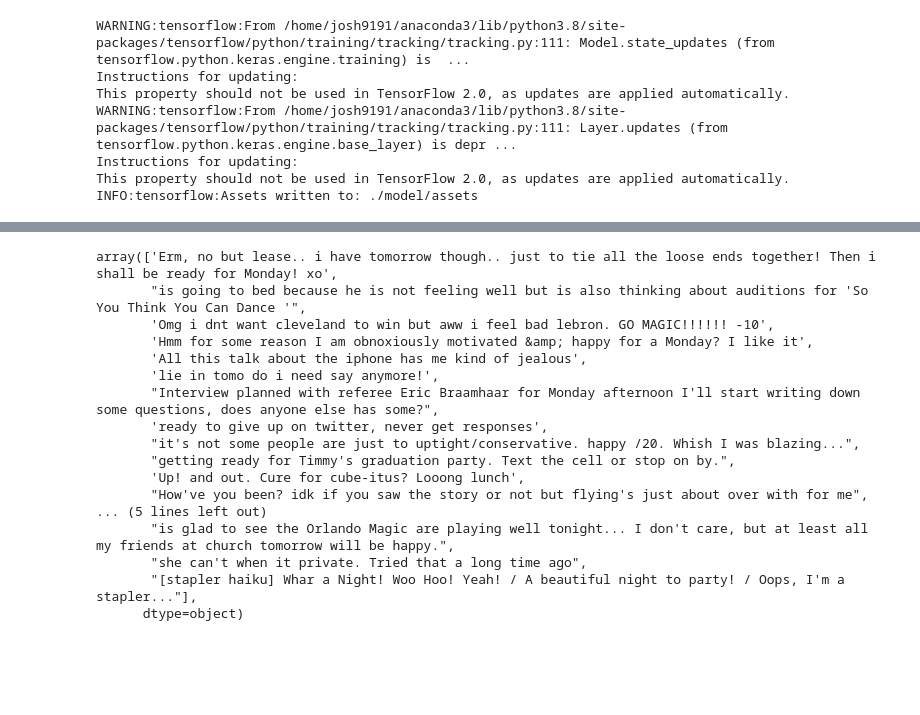
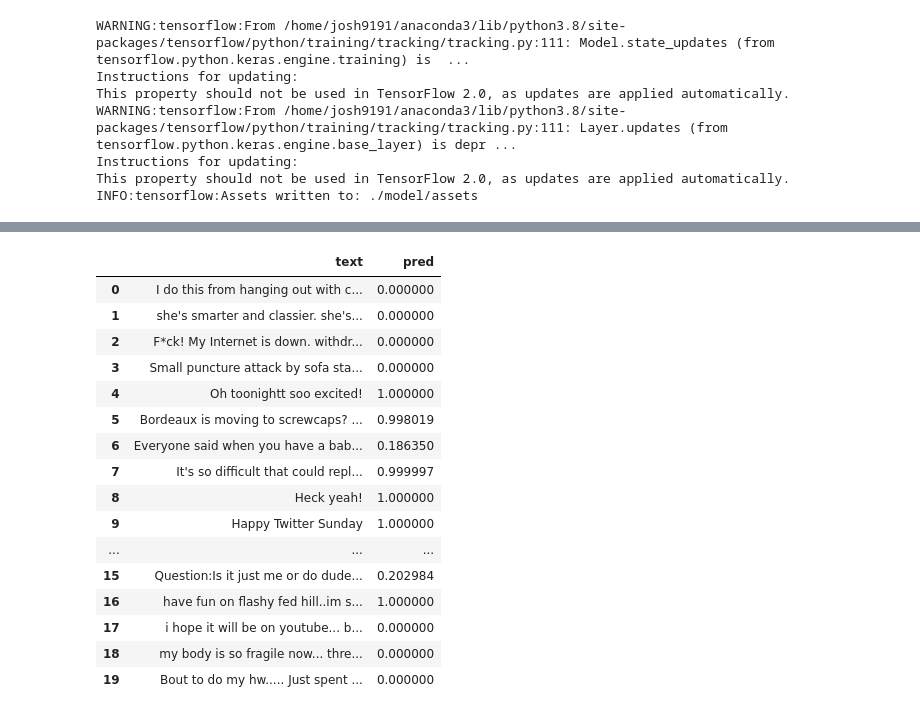
Before and after one commit to abhijitkolhe/gcp-twitter-sentiment-analysis, a Jupyter notebook: train-model/train.ipynb, the cells around one changed output, grey strips where cells are left out. Drawn from its saved outputs; the diff is of its cells as text; code cells hidden in the pictures; blank space fills up the shorter version.

```diff
--- a/train-model/train.ipynb
+++ b/train-model/train.ipynb
@@ -217,20 +195,23 @@ array([[4.5368084e-01],
-# %%
-test_df['tweet'][:20].values
-# %% [output]
-array(['Erm, no but lease.. i have tomorrow though.. just to tie all the loose ends together! Then i shall be ready for Monday! xo',
-       "is going to bed because he is not feeling well but is also thinking about auditions for 'So You Think You Can Dance '",
-       'Omg i dnt want cleveland to win but aww i feel bad lebron. GO MAGIC!!!!!! -10',
-       'Hmm for some reason I am obnoxiously motivated &amp; happy for a Monday? I like it',
-       'All this talk about the iphone has me kind of jealous',
-       'lie in tomo do i need say anymore!',
-       "Interview planned with referee Eric Braamhaar for Monday afternoon I'll start writing down some questions, does anyone else has some?",
-       'ready to give up on twitter, never get responses',
-       "it's not some people are just to uptight/conservative. happy /20. Whish I was blazing...",
-       "getting ready for Timmy's graduation party. Text the cell or stop on by.",
-       'Up! and out. Cure for cube-itus? Looong lunch',
-       "How've you been? idk if you saw the story or not but flying's just about over with for me",
-... (5 lines left out)
-       "is glad to see the Orlando Magic are playing well tonight... I don't care, but at least all my friends at church tomorrow will be happy.",
-       "she can't when it private. Tried that a long time ago",
-       "[stapler haiku] Whar a Night! Woo Hoo! Yeah! / A beautiful night to party! / Oops, I'm a stapler..."],
-      dtype=object)
+# %%
+rows = 20
+pd.set_option('display.float_format', lambda x: '%.6f' % x)
+sample_result = pd.DataFrame({'text': test_df['tweet'][:20].values, 'pred': model.predict(test_df['tweet'][:20].values)[:, 0]})
+sample_result
+# %% [output]
+|  | text | pred |
+| 0 | I do this from hanging out with c... | 0.000000 |
+| 1 | she's smarter and classier. she's... | 0.000000 |
+| 2 | F*ck! My Internet is down. withdr... | 0.000000 |
+| 3 | Small puncture attack by sofa sta... | 0.000000 |
+| 4 | Oh toonightt soo excited! | 1.000000 |
+| 5 | Bordeaux is moving to screwcaps? ... | 0.998019 |
+| 6 | Everyone said when you have a bab... | 0.186350 |
+| 7 | It's so difficult that could repl... | 0.999997 |
+| 8 | Heck yeah! | 1.000000 |
+| 9 | Happy Twitter Sunday | 1.000000 |
+| ... | ... | ... |
+| 15 | Question:Is it just me or do dude... | 0.202984 |
+| 16 | have fun on flashy fed hill..im s... | 1.000000 |
+| 17 | i hope it will be on youtube... b... | 0.000000 |
+| 18 | my body is so fragile now... thre... | 0.000000 |
+| 19 | Bout to do my hw..... Just spent ... | 0.000000 |
```
Also changed, not shown: parts of 7 cells of this notebook.
